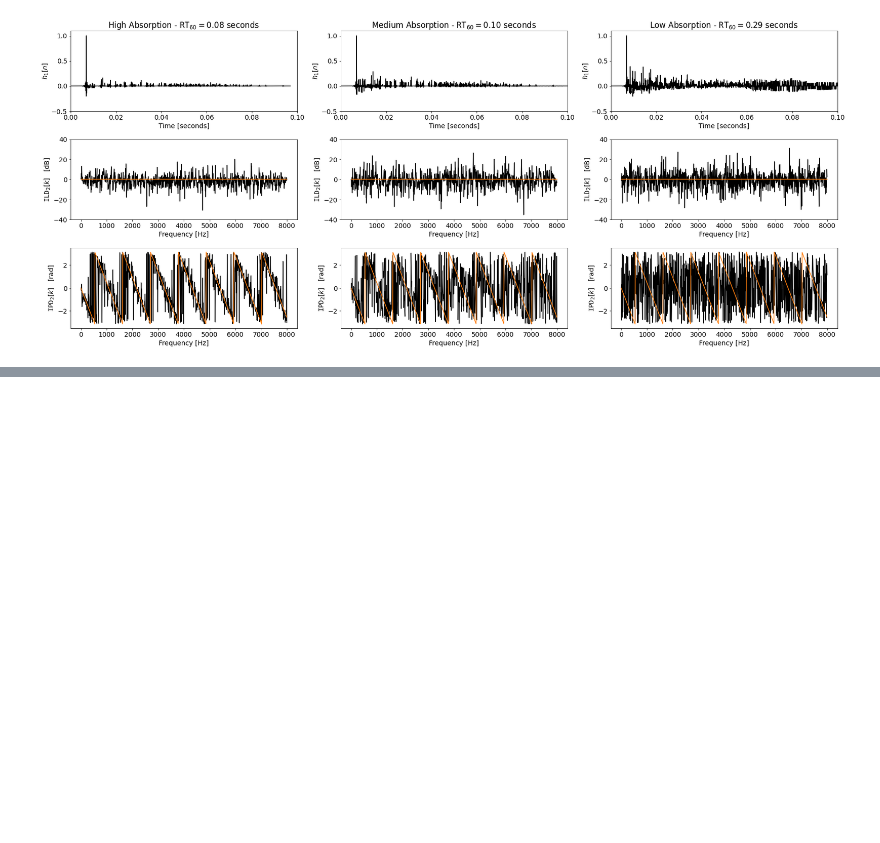
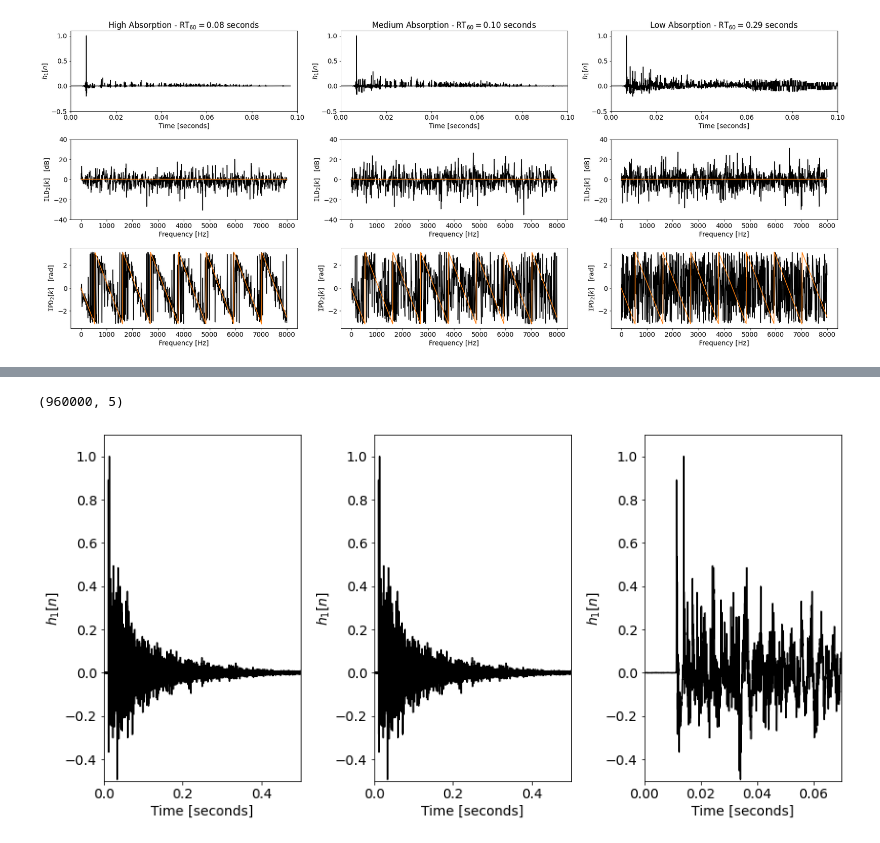
Before and after one commit to Chutlhu/PhD_manuscript, a Jupyter notebook: scripts/notebooks/ch1_acoustics.ipynb, the cells around one changed output, grey strips where cells are left out. Drawn from its saved outputs; the diff is of its cells as text; code cells hidden in the pictures; blank space fills up the shorter version.

```diff
--- a/scripts/notebooks/ch1_acoustics.ipynb
+++ b/scripts/notebooks/ch1_acoustics.ipynb
@@ -168,3 +168,7 @@ plt.tight_layout()
 plt.savefig(path_to_figs + 'rtf.pdf', dpi=300)
 # %% [output]
 [figure]
+# %%
+import scipy.io
+mat = scipy.io.loadmat('../data/dokmanic_rirs.mat')
+print(mat)
@@ -170,0 +193,45 @@ plt.savefig(path_to_figs + 'rtf.pdf', dpi=300)
+# %%
+rirs = mat['IR']
+t_direct = np.array(mat['T_direct'])
+t_echoes = np.array(mat['T'])
+Fs = int(mat['fs'])
+
+print(rirs.shape)
+# %% [output]
+(960000, 5)
+# %%
+h = rirs[:, 0].squeeze()
+t = np.arange(len(h))/Fs
+
+
+plt.figure(figsize=(12,6))
+plt.subplot(131)
+plt.title(r'')
+h = h/np.max(np.abs(h))
+plt.plot(t, h, 'k')
+plt.ylabel(r'$h_1[n]$')
+plt.xlabel('Time [seconds]')
+plt.ylim((-0.5, 1.1))
+plt.xlim(( 0, 0.5))
+
+plt.subplot(132)
+plt.title(r'')
+h = h/np.max(np.abs(h))
+plt.plot(t, h, 'k')
+plt.ylabel(r'$h_1[n]$')
+plt.xlabel('Time [seconds]')
+plt.ylim((-0.5, 1.1))
+plt.xlim(( 0, 0.5))
+
+plt.subplot(133)
+plt.title(r'')
+h = h/np.max(np.abs(h))
+plt.plot(t, h, 'k')
+plt.ylabel(r'$h_1[n]$')
+plt.xlabel('Time [seconds]')
+plt.ylim((-0.5, 1.1))
+plt.xlim(( 0, 0.07))
+
+plt.tight_layout()
+# %% [output]
+[figure, added]
```
Also changed, not shown: parts of 1 cell of this notebook, 7 other files.
